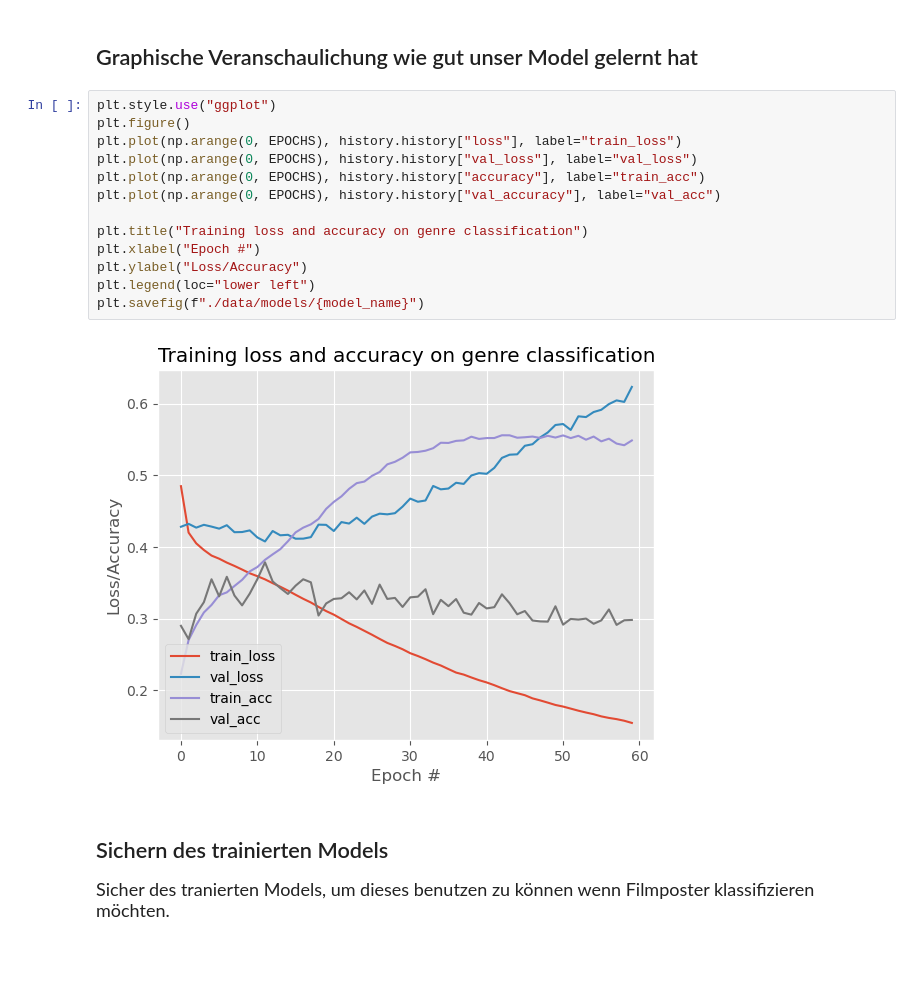
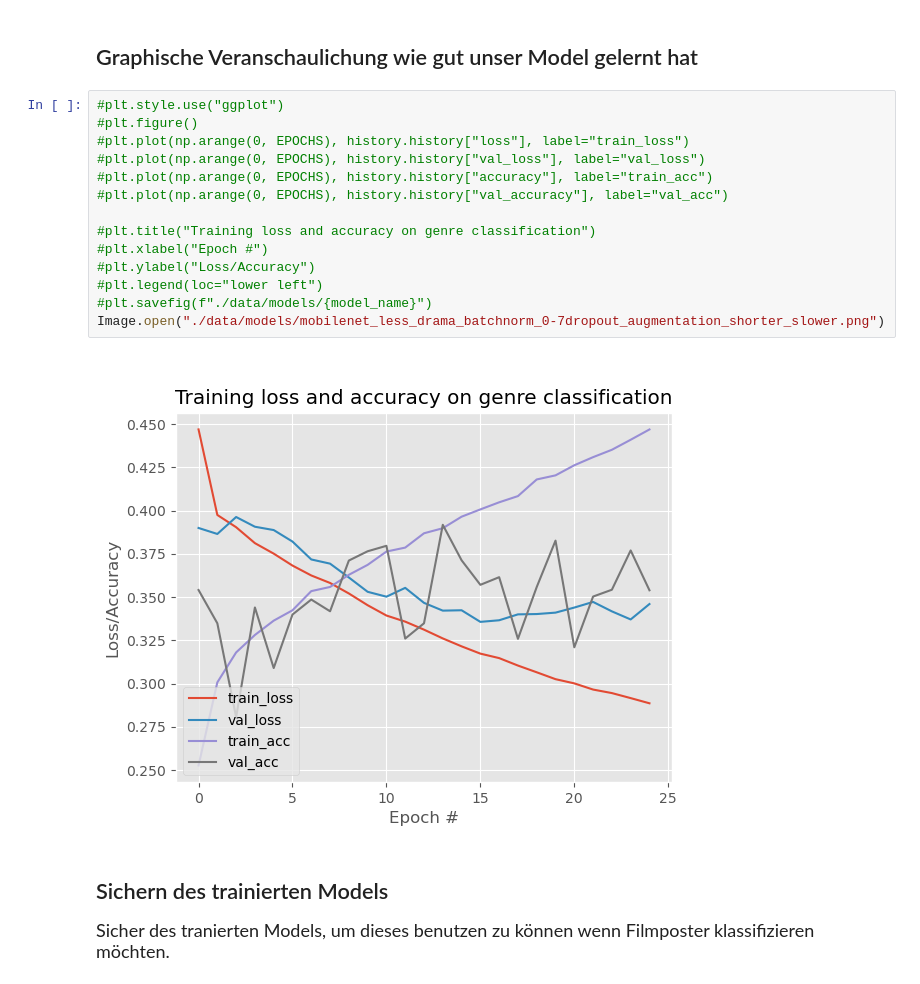
Before and after one commit to justTill/DatenanalyseImWeb, a Jupyter notebook: projekt/movie-genre-classifier.ipynb, the cells around one changed output. Cells and saved outputs as stored; diff of their text form; blank space fills up the shorter version.

```diff
--- a/projekt/movie-genre-classifier.ipynb
+++ b/projekt/movie-genre-classifier.ipynb
@@ -503,20 +554,21 @@ Epoch 60/60
 # %% [markdown]
 <h2> Graphische Veranschaulichung wie gut unser Model gelernt hat</h2>
 # %%
-plt.style.use("ggplot")
-plt.figure()
-plt.plot(np.arange(0, EPOCHS), history.history["loss"], label="train_loss")
-plt.plot(np.arange(0, EPOCHS), history.history["val_loss"], label="val_loss")
-plt.plot(np.arange(0, EPOCHS), history.history["accuracy"], label="train_acc")
-plt.plot(np.arange(0, EPOCHS), history.history["val_accuracy"], label="val_acc")
+#plt.style.use("ggplot")
+#plt.figure()
+#plt.plot(np.arange(0, EPOCHS), history.history["loss"], label="train_loss")
+#plt.plot(np.arange(0, EPOCHS), history.history["val_loss"], label="val_loss")
+#plt.plot(np.arange(0, EPOCHS), history.history["accuracy"], label="train_acc")
+#plt.plot(np.arange(0, EPOCHS), history.history["val_accuracy"], label="val_acc")
 
-plt.title("Training loss and accuracy on genre classification")
-plt.xlabel("Epoch #")
-plt.ylabel("Loss/Accuracy")
-plt.legend(loc="lower left")
-plt.savefig(f"./data/models/{model_name}")
+#plt.title("Training loss and accuracy on genre classification")
+#plt.xlabel("Epoch #")
+#plt.ylabel("Loss/Accuracy")
+#plt.legend(loc="lower left")
+#plt.savefig(f"./data/models/{model_name}")
+Image.open("./data/models/mobilenet_less_drama_batchnorm_0-7dropout_augmentation_shorter_slower.png")
 # %% [output]
-[figure, old version]
+[figure, new version]
 # %% [markdown]
 <h2>Sichern des trainierten Models</h2>
 <p style="font-size:18px">
```
Also changed, not shown: parts of 11 cells of this notebook.
